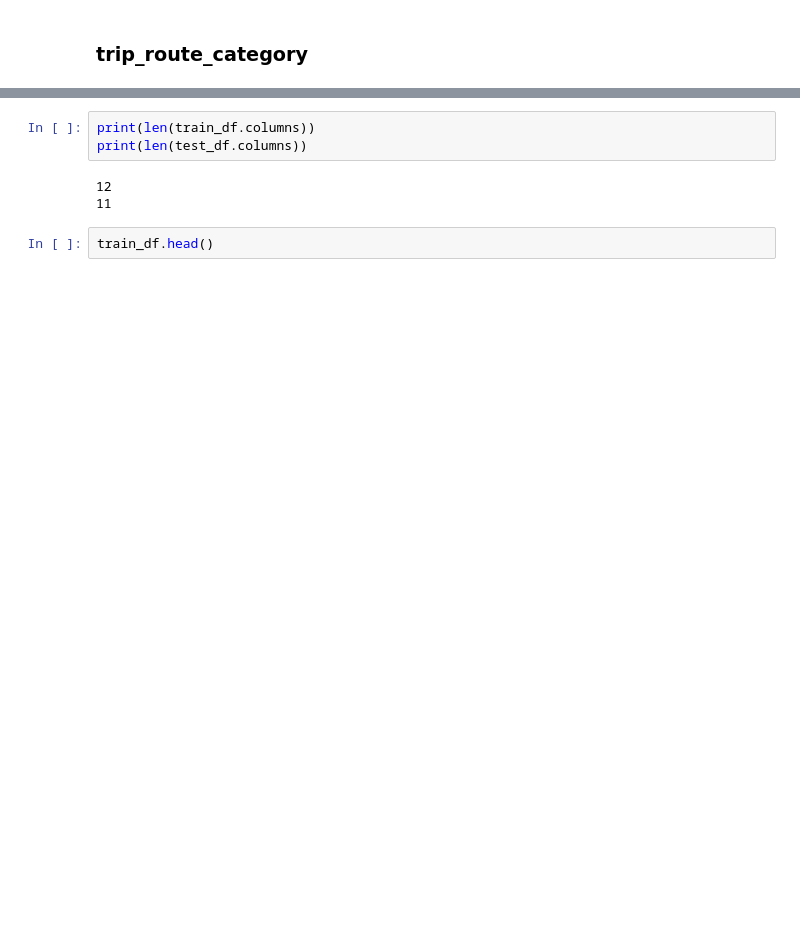
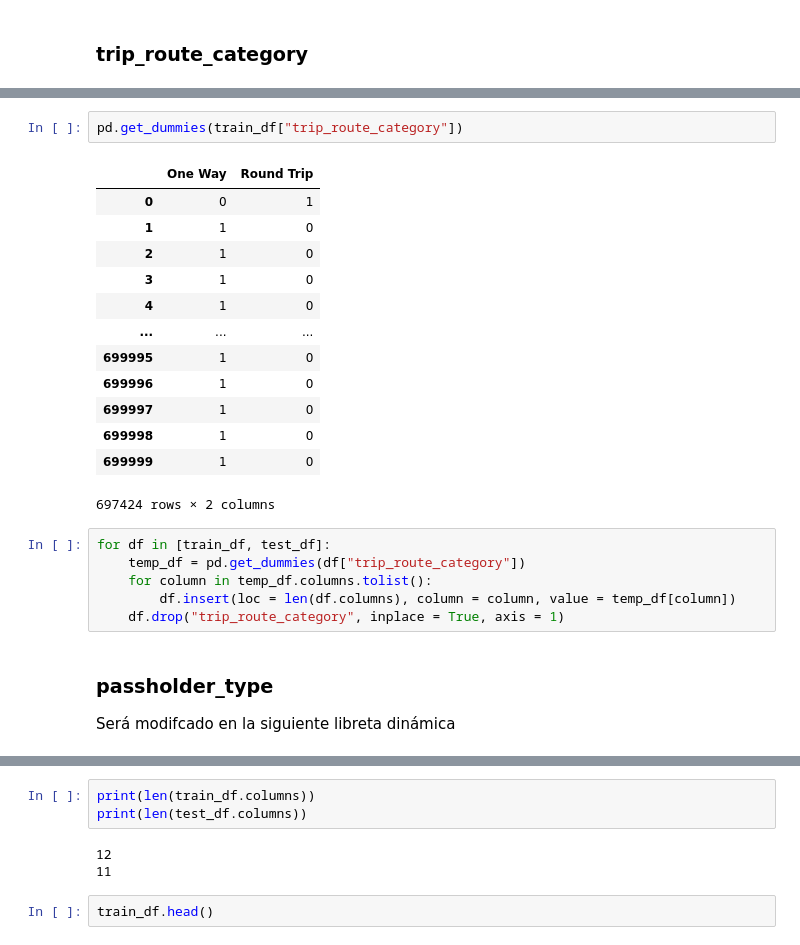
Before and after one commit to rininobaron/Bikes_Sharing_Platform_DS, a Jupyter notebook: Notebooks_Kaggle/notebook_2_Data_Preparation.ipynb, the cells around one changed output, grey strips where cells are left out. Drawn from its saved outputs; the diff is of its cells as text; blank space fills up the shorter version.

```diff
--- a/Notebooks_Kaggle/notebook_2_Data_Preparation.ipynb
+++ b/Notebooks_Kaggle/notebook_2_Data_Preparation.ipynb
@@ -184,0 +201,26 @@ for column in dict_temp.keys():
+# %%
+pd.get_dummies(train_df["trip_route_category"])
+# %% [output]
+|  | One Way | Round Trip |
+| 0 | 0 | 1 |
+| 1 | 1 | 0 |
+| 2 | 1 | 0 |
+| 3 | 1 | 0 |
+| 4 | 1 | 0 |
+| ... | ... | ... |
+| 699995 | 1 | 0 |
+| 699996 | 1 | 0 |
+| 699997 | 1 | 0 |
+| 699998 | 1 | 0 |
+| 699999 | 1 | 0 |
+697424 rows × 2 columns
+# %%
+for df in [train_df, test_df]:
+    temp_df = pd.get_dummies(df["trip_route_category"])
+    for column in temp_df.columns.tolist():
+        df.insert(loc = len(df.columns), column = column, value = temp_df[column])
+    df.drop("trip_route_category", inplace = True, axis = 1)
+# %% [markdown]
+### passholder_type
+
+Será modifcado en la siguiente libreta dinámica
```
Also changed, not shown: parts of 10 cells of this notebook.
